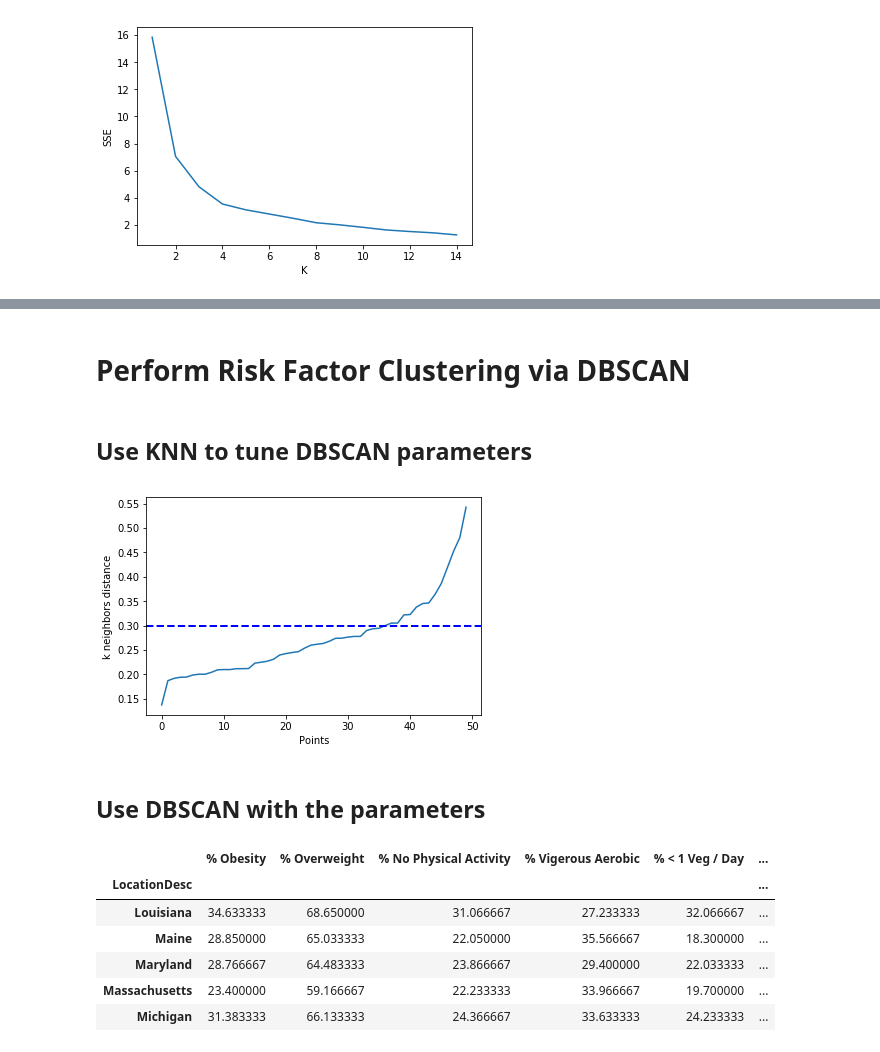
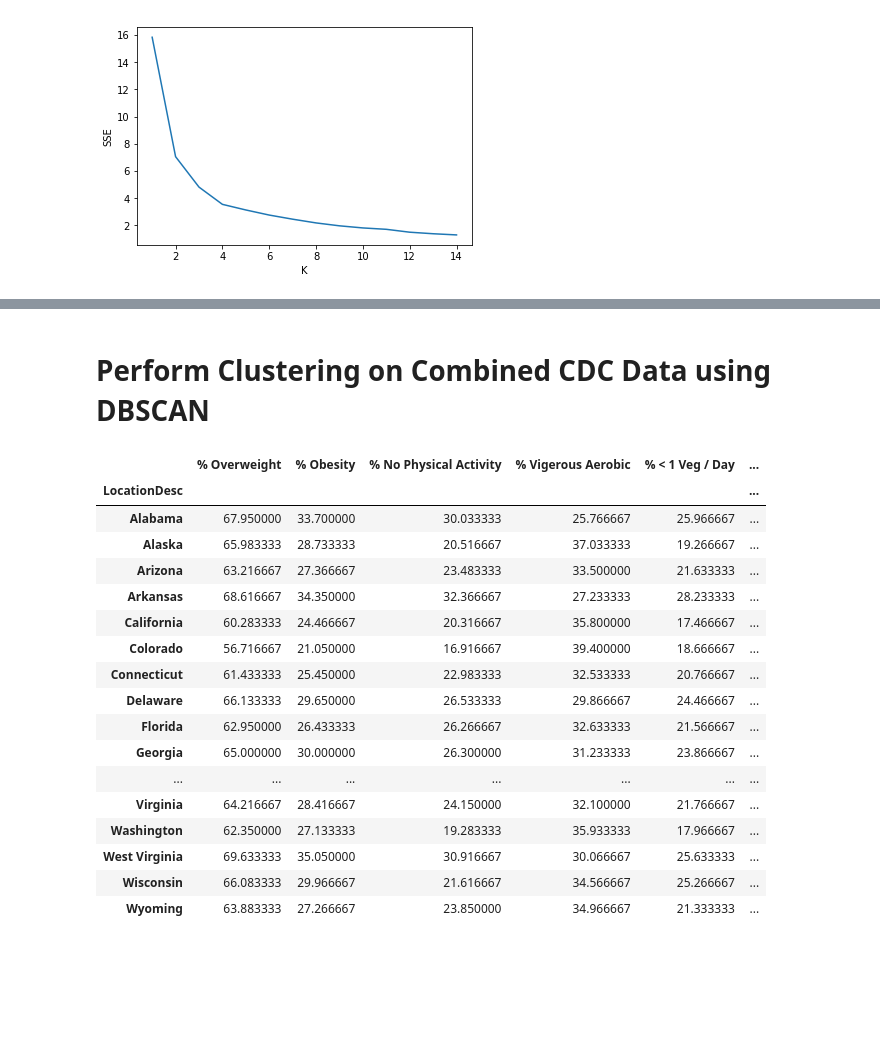
Before and after one commit to alankritjoshi/cs6220f17project2, a Jupyter notebook: 02_working/process_dataset.ipynb, the cells around one changed output, grey strips where cells are left out. Cells and saved outputs as stored; diff of their text form; code cells hidden in the pictures; blank space fills up the shorter version.

```diff
--- a/02_working/process_dataset.ipynb
+++ b/02_working/process_dataset.ipynb
@@ -386,3 +342,5 @@ show_on_notebook(fig)
 # %%
 fruit_data_by_state = get_total_incidence_table(data, "% < 1 Fruit / Day")
 fruit_data_by_state.head(n=5)
+locations = fruit_data_by_state['LocationAbbr'][fruit_data_by_state.LocationAbbr != 'DC']
+location_list = list(locations)
@@ -511,9 +462,12 @@ plt.show()
 [figure]
 # %%
 # Perform K-means to find clusters
+location_series = pd.Series(location_list)
+
 risk_factor_kmeans = KMeans(n_clusters=5).fit(risk_factor_data_norm)
 risk_factor_data_w_clusters = risk_factor_data.copy()
 risk_factor_data_w_clusters['Cluster'] = risk_factor_kmeans.labels_
+risk_factor_data_w_clusters['State_code'] = location_series.values
 risk_factor_data_w_clusters.head(n=5)
 # %% [output]
 |  | % High school graduate | % Bachelor's degree | % Advanced degree | % White | % Black or African American | ... |
@@ -694,5 +983,5 @@ fruit_values.head(n=5)
 # %%
 # Join the individual tables together
-outcome_data = obesity_values.join(oweight_values.join(inact_values.join(vigaer_values.join(veg_values.join(fruit_values)))))
+outcome_data = oweight_values.join(obesity_values.join(inact_values.join(vigaer_values.join(veg_values.join(fruit_values)))))
 outcome_data.head(n=5)
 # %% [output]
@@ -776,33 +1081,29 @@ save_plot(fig, 'd3-inactive')
 # %% [markdown]
-# Perform Risk Factor Clustering via DBSCAN
+# Perform Clustering on Combined CDC Data using DBSCAN
-# %% [markdown]
-## Use KNN to tune DBSCAN parameters
-# %%
-k = 4
-nbrs = NearestNeighbors(n_neighbors=k).fit(outcome_data_norm)
-distances, _ = nbrs.kneighbors(outcome_data_norm)
-distances = np.sort(distances[:,-1])
-plt.plot(range(len(distances)), distances)
-plt.axhline(0.3, color='b', linestyle='dashed', linewidth=2)
-plt.ylabel('k neighbors distance')
-plt.xlabel('Points')
-plt.show()
-# %% [output]
-[figure, removed]
-# %% [markdown]
-## Use DBSCAN with the parameters
 # %%
 # Perform DBSCAN to find clusters
-outcome_db = DBSCAN(eps=0.3, min_samples=4).fit(outcome_data_norm)
+outcome_db = DBSCAN(eps=0.6, min_samples=2).fit(risk_factor_data_norm) # TODO: Actually tune the DBSCAN parameters from defaults
 outcome_data_w_DB_clusters = outcome_data.copy()
 outcome_data_w_DB_clusters['Cluster'] = outcome_db.labels_
-outcome_data_w_DB_clusters.head(n=5)
+outcome_data_w_DB_clusters['State_code'] = location_series.values
+outcome_data_w_DB_clusters.head(n=50)
 # %% [output]
-|  | % Obesity | % Overweight | % No Physical Activity | % Vigerous Aerobic | % < 1 Veg / Day | ... |
+|  | % Overweight | % Obesity | % No Physical Activity | % Vigerous Aerobic | % < 1 Veg / Day | ... |
 | LocationDesc |  |  |  |  |  | ... |
-| Louisiana | 34.633333 | 68.650000 | 31.066667 | 27.233333 | 32.066667 | ... |
-| Maine | 28.850000 | 65.033333 | 22.050000 | 35.566667 | 18.300000 | ... |
-| Maryland | 28.766667 | 64.483333 | 23.866667 | 29.400000 | 22.033333 | ... |
-| Massachusetts | 23.400000 | 59.166667 | 22.233333 | 33.966667 | 19.700000 | ... |
-| Michigan | 31.383333 | 66.133333 | 24.366667 | 33.633333 | 24.233333 | ... |
+| Alabama | 67.950000 | 33.700000 | 30.033333 | 25.766667 | 25.966667 | ... |
+| Alaska | 65.983333 | 28.733333 | 20.516667 | 37.033333 | 19.266667 | ... |
+| Arizona | 63.216667 | 27.366667 | 23.483333 | 33.500000 | 21.633333 | ... |
+| Arkansas | 68.616667 | 34.350000 | 32.366667 | 27.233333 | 28.233333 | ... |
+| California | 60.283333 | 24.466667 | 20.316667 | 35.800000 | 17.466667 | ... |
+| Colorado | 56.716667 | 21.050000 | 16.916667 | 39.400000 | 18.666667 | ... |
+| Connecticut | 61.433333 | 25.450000 | 22.983333 | 32.533333 | 20.766667 | ... |
+| Delaware | 66.133333 | 29.650000 | 26.533333 | 29.866667 | 24.466667 | ... |
+| Florida | 62.950000 | 26.433333 | 26.266667 | 32.633333 | 21.566667 | ... |
+| Georgia | 65.000000 | 30.000000 | 26.300000 | 31.233333 | 23.866667 | ... |
+| ... | ... | ... | ... | ... | ... | ... |
+| Virginia | 64.216667 | 28.416667 | 24.150000 | 32.100000 | 21.766667 | ... |
+| Washington | 62.350000 | 27.133333 | 19.283333 | 35.933333 | 17.966667 | ... |
+| West Virginia | 69.633333 | 35.050000 | 30.916667 | 30.066667 | 25.633333 | ... |
+| Wisconsin | 66.083333 | 29.966667 | 21.616667 | 34.566667 | 25.266667 | ... |
+| Wyoming | 63.883333 | 27.266667 | 23.850000 | 34.966667 | 21.333333 | ... |
 # %%
```
Also changed, not shown: parts of 61 cells of this notebook, 2 other files.
